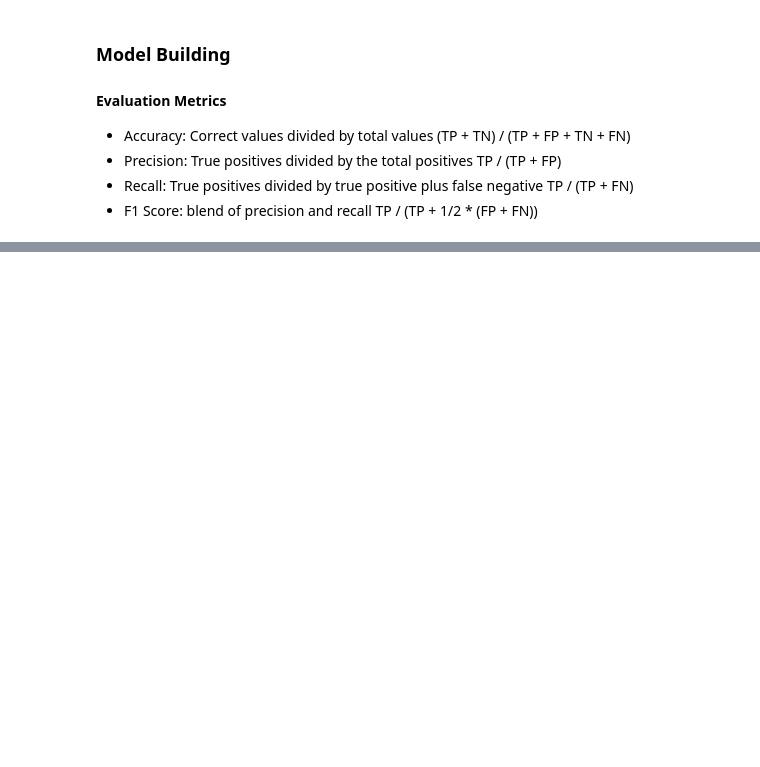
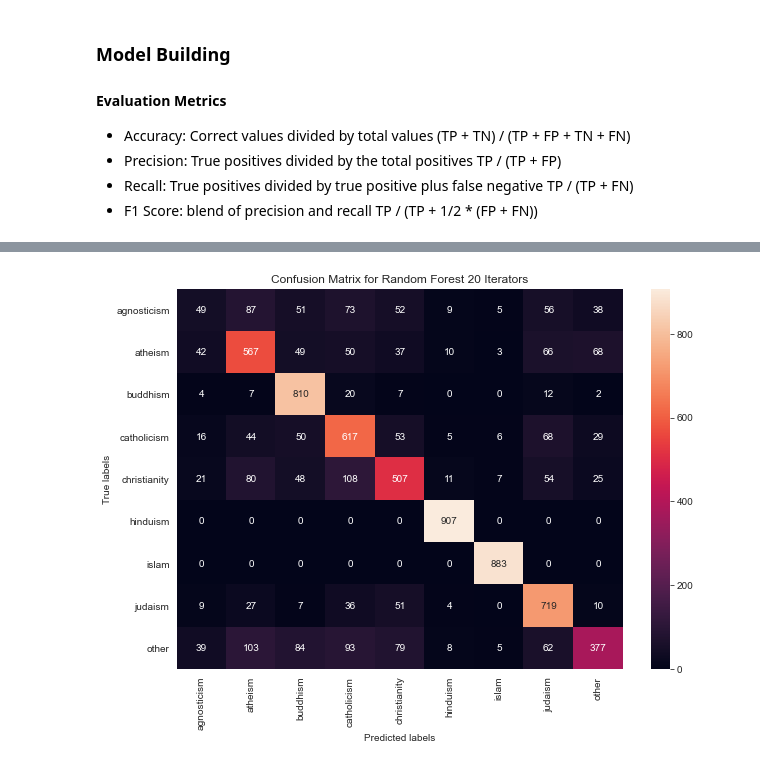
Before and after one commit to t-will-gillis/portfolio-ok_cupid_date-a-scientist, a Jupyter notebook: date-a-scientist.ipynb, the cells around one changed output, grey strips where cells are left out. Saved outputs shown, nothing was run; the diff lists cells and outputs as text; code cells hidden in the pictures; blank space fills up the shorter version.

```diff
--- a/date-a-scientist.ipynb
+++ b/date-a-scientist.ipynb
@@ -1516,0 +1467,6 @@ Is the model overfit? Possibly. Adding more variables continues to increase the
+# %%
+forest_model = RandomForestClassifier(n_estimators = 20, random_state=0).fit(X_train, y_train)
+forest_predictions = forest_model.predict(X_test)
+%timeit forest_model.predict(X_test)
+
+print(classification_report(y_test, forest_predictions))
@@ -1516,0 +1577,21 @@ Is the model overfit? Possibly. Adding more variables continues to increase the
+# %%
+forest_cm = confusion_matrix(y_test, forest_predictions)
+forest_labels = forest_model.classes_
+
+plt.figure(figsize=(10,7))
+
+ax= plt.subplot()
+sns.heatmap(final_cm, annot=True, ax = ax, fmt="d");
+
+# labels, title and ticks
+ax.set_xlabel('Predicted labels');
+ax.set_ylabel('True labels');
+ax.set_title('Confusion Matrix for Random Forest 20 Iterators');
+ax.yaxis.set_tick_params(rotation=360)
+ax.xaxis.set_tick_params(rotation=90)
+
+ax.xaxis.set_ticklabels(forest_labels);
+ax.yaxis.set_ticklabels(forest_labels);
+plt.savefig('confusion.png')
+# %% [output]
+[figure, added]
```
Also changed, not shown: parts of 57 cells of this notebook, 1 other file.
